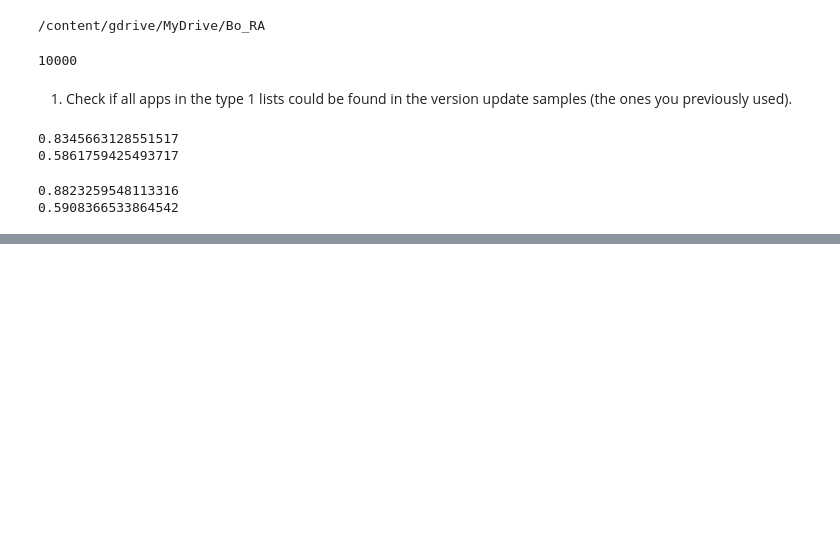
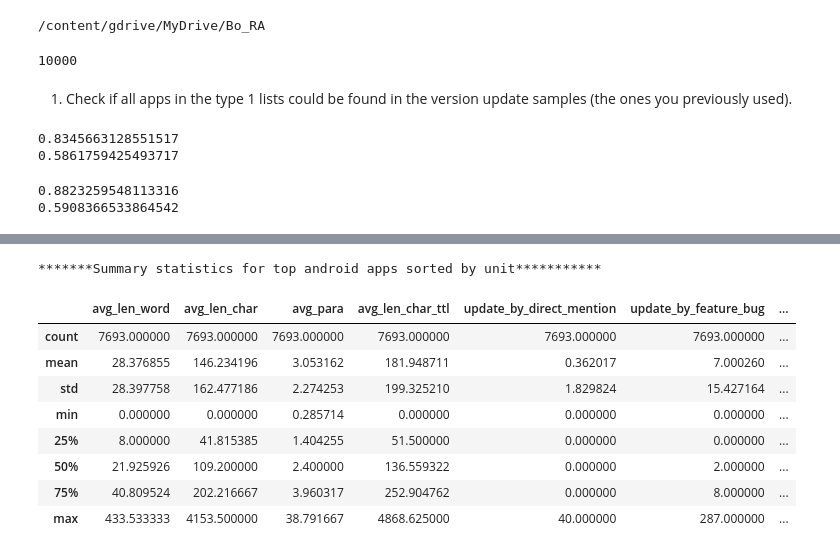
Before and after one commit to YileC928/app-data-privacy-proj, a Jupyter notebook: top_app_summary.ipynb, the cells around one changed output, grey strips where cells are left out. Cells and saved outputs as stored; diff of their text form; code cells hidden in the pictures; blank space fills up the shorter version.

```diff
--- a/top_app_summary.ipynb
+++ b/top_app_summary.ipynb
@@ -46,7 +49,6 @@ and_df = pd.read_pickle('android_app.pickle')[['app_id', 'version', 'description
                  'len_word', 'len_char', 'update_by_num', 'len_char_ttl',
                  'para', 'update_by_direct_mention',
                  'privacy_mention', 'update_by_feature_bug',
-                 'min_update_by_num', 'max_update_by_num',
                  'update_by_num_modified', 'update_by_para', 'system_mention']]
 and_update = set(and_df['app_id'])
 # %% [markdown]
@@ -66,0 +136,13 @@ print(sum(t1_revenue['app_id'].apply(lambda x: 1 if x in and_update else 0))/len
+# %%
+gen_summary(and_df, platform = 'android', sort = 'unit')
+# %% [output]
+*******Summary statistics for top android apps sorted by unit***********
+|  | avg_len_word | avg_len_char | avg_para | avg_len_char_ttl | update_by_direct_mention | update_by_feature_bug | ... |
+| count | 7693.000000 | 7693.000000 | 7693.000000 | 7693.000000 | 7693.000000 | 7693.000000 | ... |
+| mean | 28.376855 | 146.234196 | 3.053162 | 181.948711 | 0.362017 | 7.000260 | ... |
+| std | 28.397758 | 162.477186 | 2.274253 | 199.325210 | 1.829824 | 15.427164 | ... |
+| min | 0.000000 | 0.000000 | 0.285714 | 0.000000 | 0.000000 | 0.000000 | ... |
+| 25% | 8.000000 | 41.815385 | 1.404255 | 51.500000 | 0.000000 | 0.000000 | ... |
+| 50% | 21.925926 | 109.200000 | 2.400000 | 136.559322 | 0.000000 | 2.000000 | ... |
+| 75% | 40.809524 | 202.216667 | 3.960317 | 252.904762 | 0.000000 | 8.000000 | ... |
+| max | 433.533333 | 4153.500000 | 38.791667 | 4868.625000 | 40.000000 | 287.000000 | ... |
```
Also changed, not shown: parts of 11 cells of this notebook.
